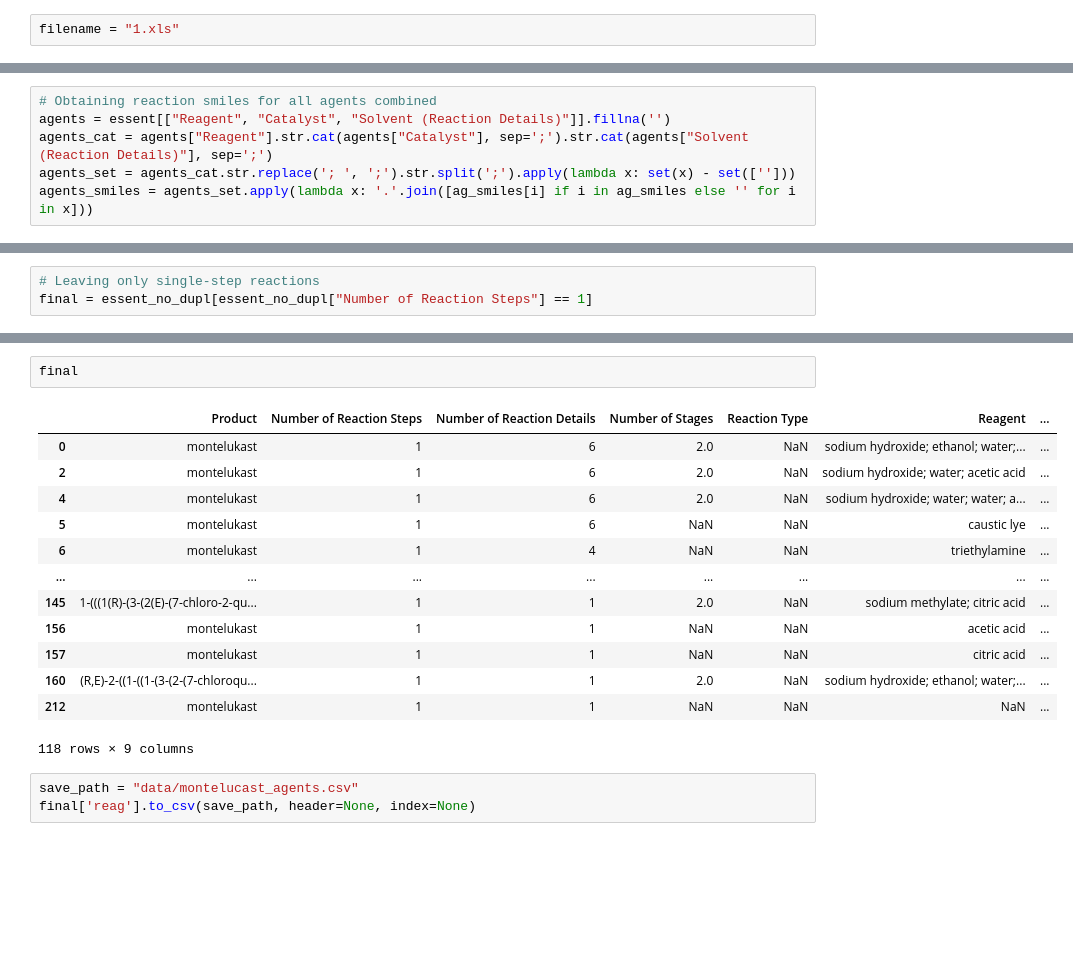
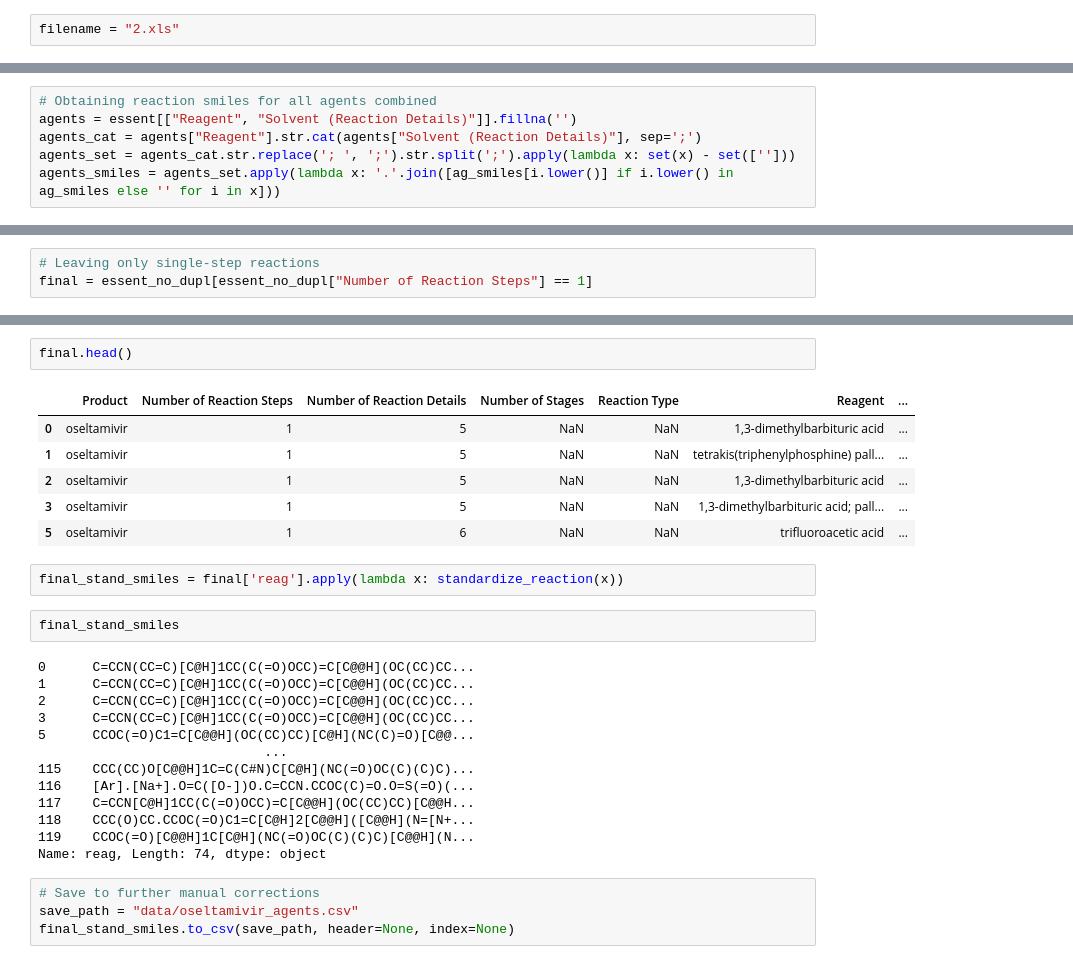
Before and after one commit to Academich/reaction_space_ptsne, a Jupyter notebook: Reaxys.ipynb, the cells around one changed output, grey strips where cells are left out. Saved outputs shown, nothing was run; the diff lists cells and outputs as text; blank space fills up the shorter version.

```diff
--- a/Reaxys.ipynb
+++ b/Reaxys.ipynb
@@ -184,7 +193,7 @@ names = {"1": "montelucast",
          "12": "codeine",
          "13": "lenalidomide"}
 # %%
-filename = "1.xls"
+filename = "2.xls"
 # %%
 data = pd.read_csv(path + filename, sep="\t")
 # %%
@@ -227,9 +230,9 @@ catalyst_counter = Counter(";".join(list(
 # %%
 # Obtaining reaction smiles for all agents combined
-agents = essent[["Reagent", "Catalyst", "Solvent (Reaction Details)"]].fillna('')
-agents_cat = agents["Reagent"].str.cat(agents["Catalyst"], sep=';').str.cat(agents["Solvent (Reaction Details)"], sep=';')
+agents = essent[["Reagent", "Solvent (Reaction Details)"]].fillna('')
+agents_cat = agents["Reagent"].str.cat(agents["Solvent (Reaction Details)"], sep=';')
 agents_set = agents_cat.str.replace('; ', ';').str.split(';').apply(lambda x: set(x) - set(['']))
-agents_smiles = agents_set.apply(lambda x: '.'.join([ag_smiles[i] if i in ag_smiles else '' for i in x]))
+agents_smiles = agents_set.apply(lambda x: '.'.join([ag_smiles[i.lower()] if i.lower() in ag_smiles else '' for i in x]))
 # %%
 # Constructing whole reaction smiles with agents
 reag_prod_smi = essent["Reaction"].str.split('>>', expand=True)
@@ -284,19 +287,30 @@ final.shape
 # %%
-final
+final.head()
 # %% [output]
 |  | Product | Number of Reaction Steps | Number of Reaction Details | Number of Stages | Reaction Type | Reagent | ... |
-| 0 | montelukast | 1 | 6 | 2.0 | NaN | sodium hydroxide; ethanol; water;... | ... |
-| 2 | montelukast | 1 | 6 | 2.0 | NaN | sodium hydroxide; water; acetic acid | ... |
-| 4 | montelukast | 1 | 6 | 2.0 | NaN | sodium hydroxide; water; water; a... | ... |
-| 5 | montelukast | 1 | 6 | NaN | NaN | caustic lye | ... |
-| 6 | montelukast | 1 | 4 | NaN | NaN | triethylamine | ... |
-| ... | ... | ... | ... | ... | ... | ... | ... |
-| 145 | 1-(((1(R)-(3-(2(E)-(7-chloro-2-qu... | 1 | 1 | 2.0 | NaN | sodium methylate; citric acid | ... |
-| 156 | montelukast | 1 | 1 | NaN | NaN | acetic acid | ... |
-| 157 | montelukast | 1 | 1 | NaN | NaN | citric acid | ... |
-| 160 | (R,E)-2-((1-((1-(3-(2-(7-chloroqu... | 1 | 1 | 2.0 | NaN | sodium hydroxide; ethanol; water;... | ... |
-| 212 | montelukast | 1 | 1 | NaN | NaN | NaN | ... |
+| 0 | oseltamivir | 1 | 5 | NaN | NaN | 1,3-dimethylbarbituric acid | ... |
+| 1 | oseltamivir | 1 | 5 | NaN | NaN | tetrakis(triphenylphosphine) pall... | ... |
+| 2 | oseltamivir | 1 | 5 | NaN | NaN | 1,3-dimethylbarbituric acid | ... |
+| 3 | oseltamivir | 1 | 5 | NaN | NaN | 1,3-dimethylbarbituric acid; pall... | ... |
+| 5 | oseltamivir | 1 | 6 | NaN | NaN | trifluoroacetic acid | ... |
-118 rows × 9 columns
+# %%
+final_stand_smiles = final['reag'].apply(lambda x: standardize_reaction(x))
+# %%
+final_stand_smiles
+# %% [output]
+0      C=CCN(CC=C)[C@H]1CC(C(=O)OCC)=C[C@@H](OC(CC)CC...
+1      C=CCN(CC=C)[C@H]1CC(C(=O)OCC)=C[C@@H](OC(CC)CC...
+2      C=CCN(CC=C)[C@H]1CC(C(=O)OCC)=C[C@@H](OC(CC)CC...
+3      C=CCN(CC=C)[C@H]1CC(C(=O)OCC)=C[C@@H](OC(CC)CC...
+5      CCOC(=O)C1=C[C@@H](OC(CC)CC)[C@H](NC(C)=O)[C@@...
+                             ...
+115    CCC(CC)O[C@@H]1C=C(C#N)C[C@H](NC(=O)OC(C)(C)C)...
+116    [Ar].[Na+].O=C([O-])O.C=CCN.CCOC(C)=O.O=S(=O)(...
+117    C=CCN[C@H]1CC(C(=O)OCC)=C[C@@H](OC(CC)CC)[C@@H...
+118    CCC(O)CC.CCOC(=O)C1=C[C@H]2[C@@H]([C@@H](N=[N+...
+119    CCOC(=O)[C@@H]1C[C@H](NC(=O)OC(C)(C)C)[C@@H](N...
+Name: reag, Length: 74, dtype: object
 # %%
-save_path = "data/montelucast_agents.csv"
-final['reag'].to_csv(save_path, header=None, index=None)
+# Save to further manual corrections
+save_path = "data/oseltamivir_agents.csv"
+final_stand_smiles.to_csv(save_path, header=None, index=None)
```
Also changed, not shown: parts of 19 cells of this notebook.
